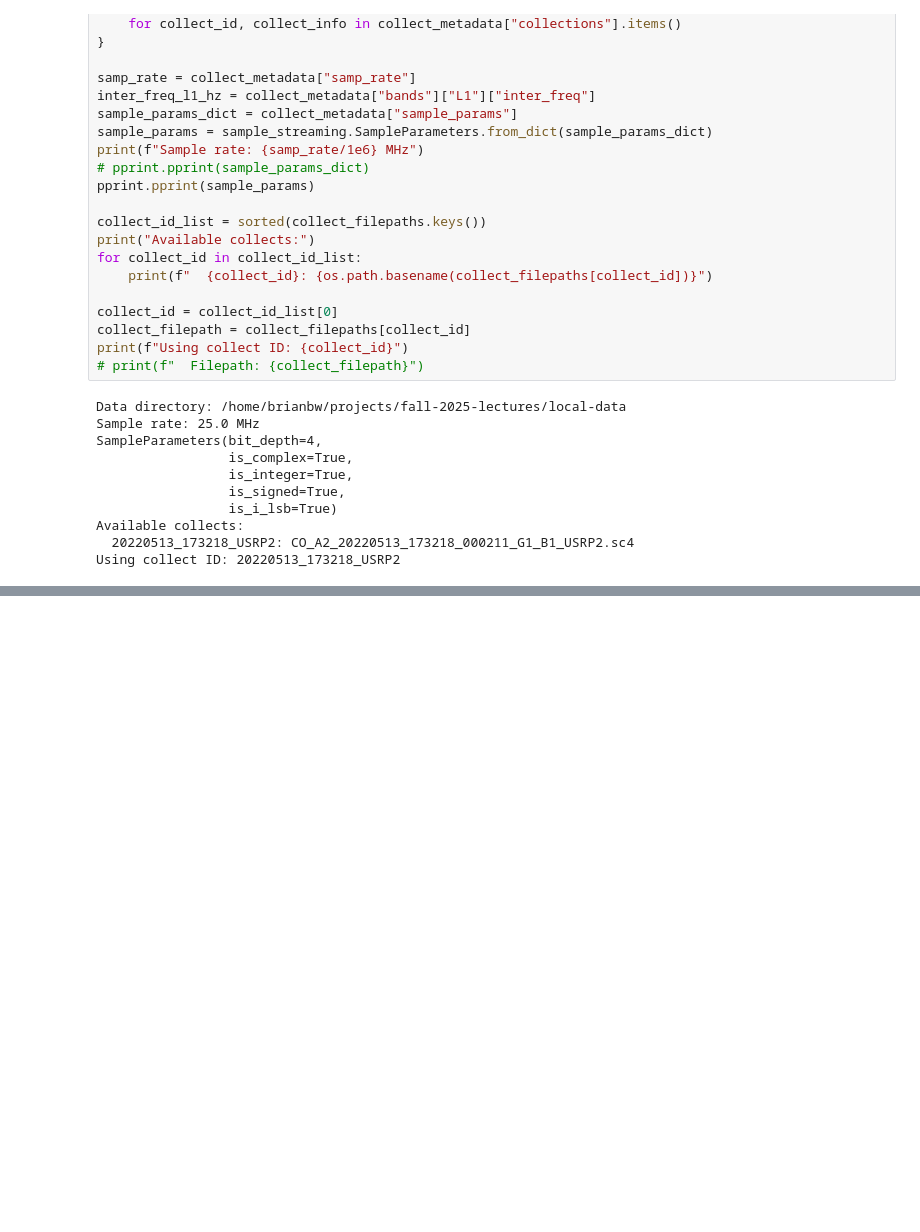
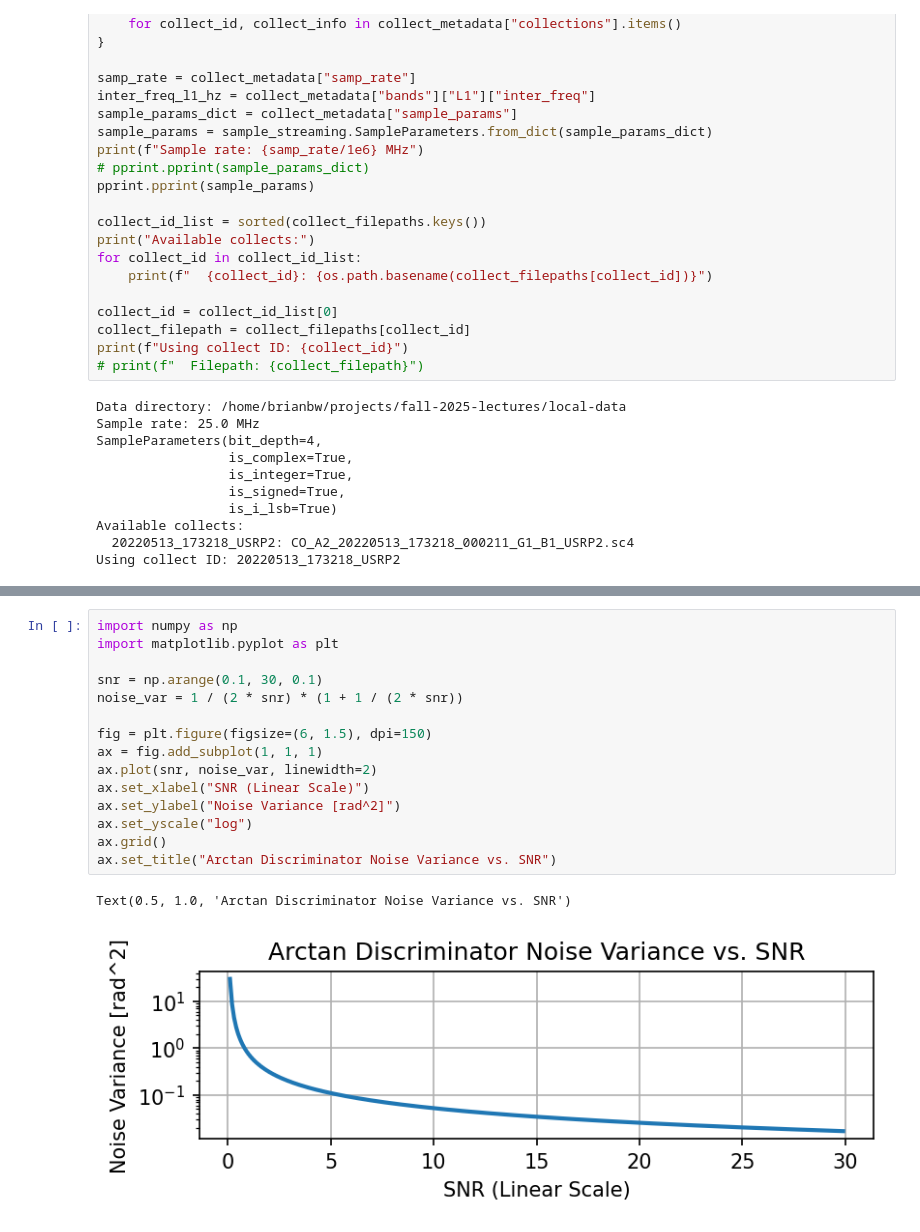
Before and after one commit to cu-sense-lab/fall-2025-lectures, a Jupyter notebook: final-project/tracking.ipynb, the cells around one changed output, grey strips where cells are left out. Cells and saved outputs as stored; diff of their text form; blank space fills up the shorter version.

```diff
--- a/final-project/tracking.ipynb
+++ b/final-project/tracking.ipynb
@@ -152,0 +227,18 @@ with sample_streaming.FileSampleStream(
+# %%
+import numpy as np
+import matplotlib.pyplot as plt
+
+snr = np.arange(0.1, 30, 0.1)
+noise_var = 1 / (2 * snr) * (1 + 1 / (2 * snr))
+
+fig = plt.figure(figsize=(6, 1.5), dpi=150)
+ax = fig.add_subplot(1, 1, 1)
+ax.plot(snr, noise_var, linewidth=2)
+ax.set_xlabel("SNR (Linear Scale)")
+ax.set_ylabel("Noise Variance [rad^2]")
+ax.set_yscale("log")
+ax.grid()
+ax.set_title("Arctan Discriminator Noise Variance vs. SNR")
+# %% [output]
+Text(0.5, 1.0, 'Arctan Discriminator Noise Variance vs. SNR')
+[figure, added]
```
Also changed, not shown: parts of 10 cells of this notebook, 19 other files.
